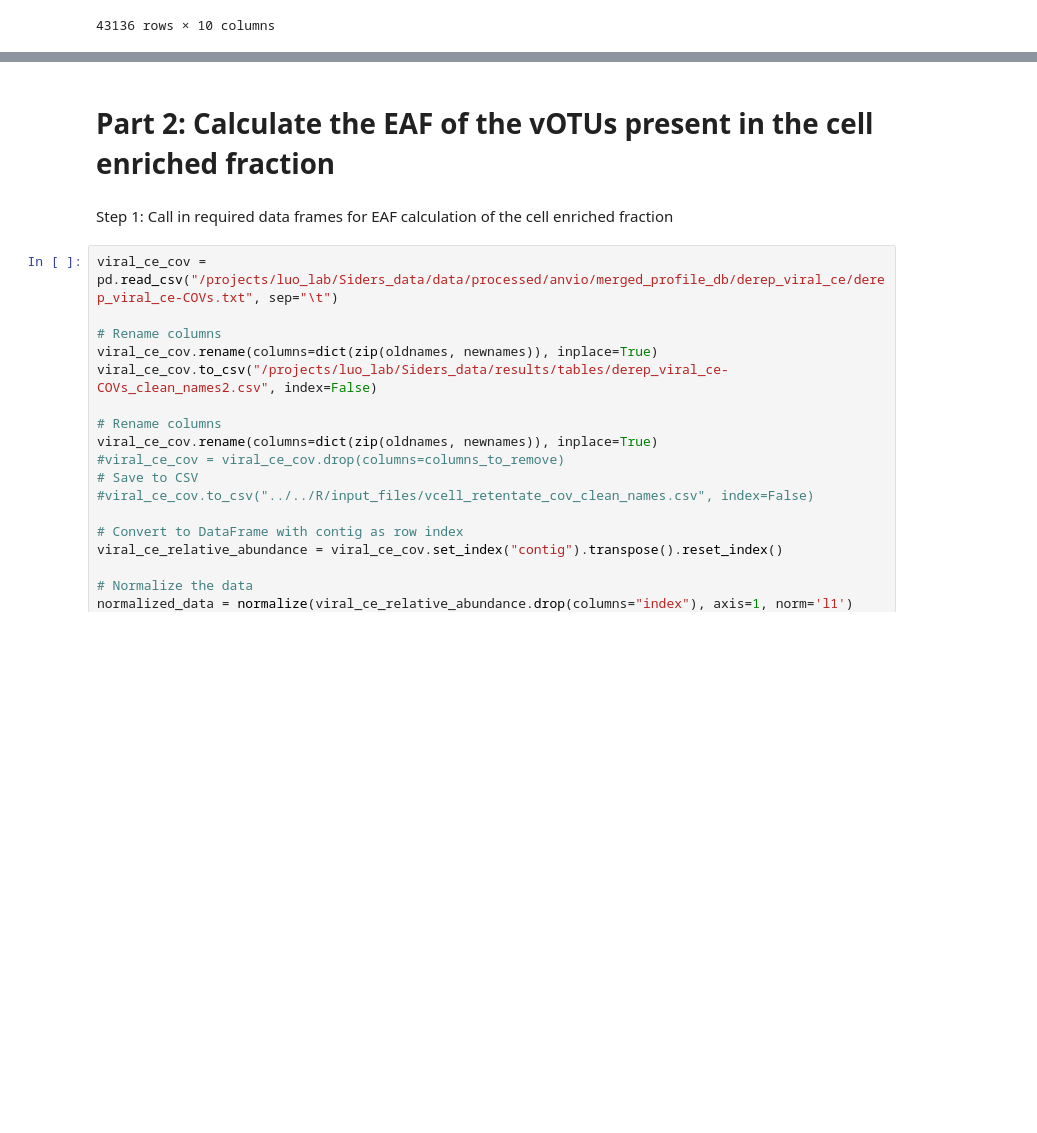
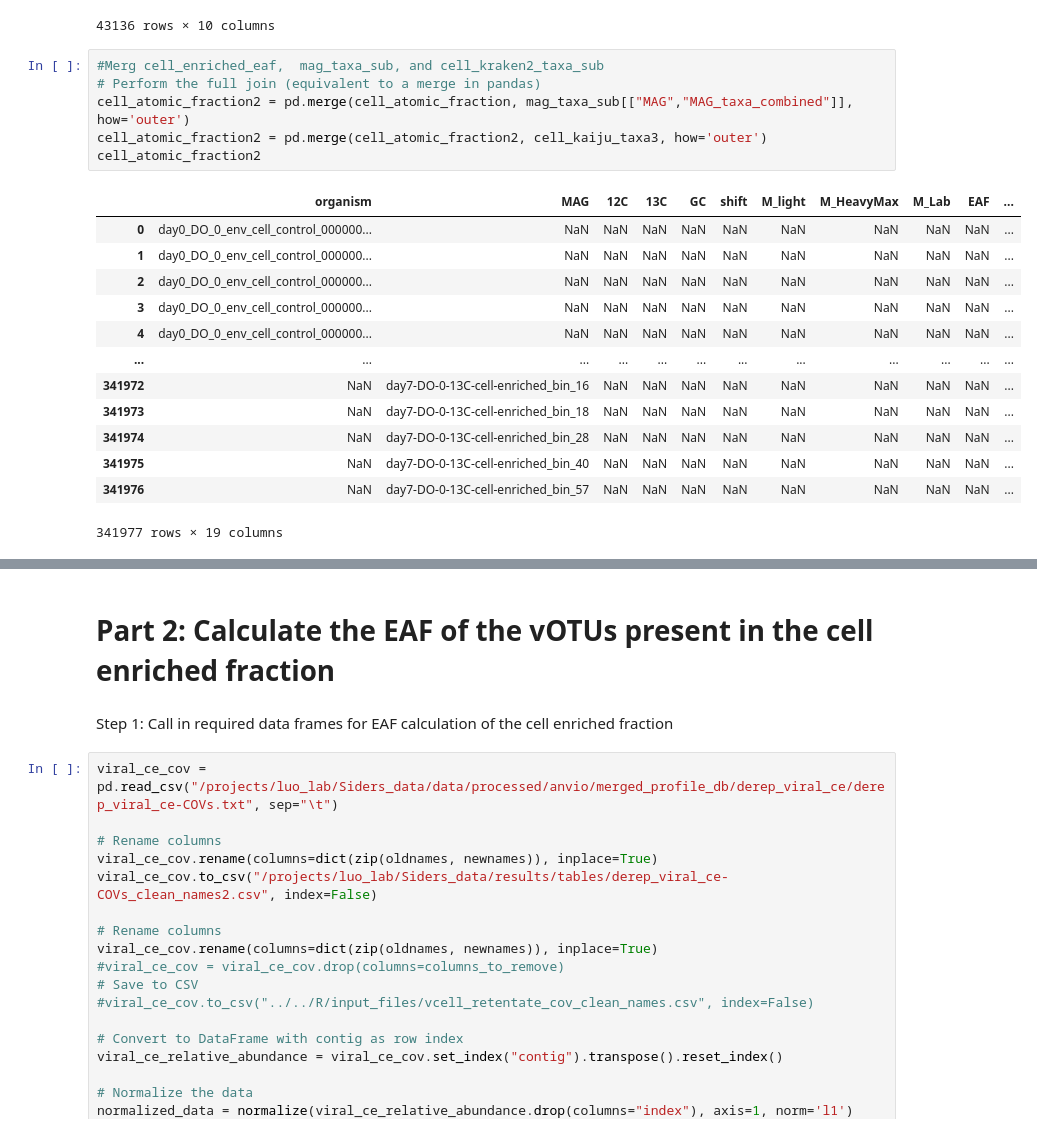
Before and after one commit to DeaconOfBiology/Siders_data, a Jupyter notebook: code/notebooks/ExcessAtomFraction_calculations.ipynb, the cells around one changed output, grey strips where cells are left out. Cells and saved outputs as stored; diff of their text form; blank space fills up the shorter version.

```diff
--- a/code/notebooks/ExcessAtomFraction_calculations.ipynb
+++ b/code/notebooks/ExcessAtomFraction_calculations.ipynb
@@ -506,4 +516,24 @@ test_sorted
 | 59640 | day7_DO_0_12C_cell_enriched_00000... | unbinned | 1.71313 | 1.71300 | 0.6588 | -0.00013 | 308.01776 | 317.66377 | 307.99394 | -0.00244 |
 | 29153 | day0_DO_0_env_cell_control_000000... | unbinned | 1.71323 | 1.70998 | 0.6856 | -0.00325 | 308.03106 | 317.66369 | 307.44639 | -0.06002 |
 43136 rows × 10 columns
+# %%
+#Merg cell_enriched_eaf,  mag_taxa_sub, and cell_kraken2_taxa_sub
+# Perform the full join (equivalent to a merge in pandas)
+cell_atomic_fraction2 = pd.merge(cell_atomic_fraction, mag_taxa_sub[["MAG","MAG_taxa_combined"]], how='outer')
+cell_atomic_fraction2 = pd.merge(cell_atomic_fraction2, cell_kaiju_taxa3, how='outer')
+cell_atomic_fraction2
+# %% [output]
+|  | organism | MAG | 12C | 13C | GC | shift | M_light | M_HeavyMax | M_Lab | EAF | ... |
+| 0 | day0_DO_0_env_cell_control_000000... | NaN | NaN | NaN | NaN | NaN | NaN | NaN | NaN | NaN | ... |
+| 1 | day0_DO_0_env_cell_control_000000... | NaN | NaN | NaN | NaN | NaN | NaN | NaN | NaN | NaN | ... |
+| 2 | day0_DO_0_env_cell_control_000000... | NaN | NaN | NaN | NaN | NaN | NaN | NaN | NaN | NaN | ... |
+| 3 | day0_DO_0_env_cell_control_000000... | NaN | NaN | NaN | NaN | NaN | NaN | NaN | NaN | NaN | ... |
+| 4 | day0_DO_0_env_cell_control_000000... | NaN | NaN | NaN | NaN | NaN | NaN | NaN | NaN | NaN | ... |
+| ... | ... | ... | ... | ... | ... | ... | ... | ... | ... | ... | ... |
+| 341972 | NaN | day7-DO-0-13C-cell-enriched_bin_16 | NaN | NaN | NaN | NaN | NaN | NaN | NaN | NaN | ... |
+| 341973 | NaN | day7-DO-0-13C-cell-enriched_bin_18 | NaN | NaN | NaN | NaN | NaN | NaN | NaN | NaN | ... |
+| 341974 | NaN | day7-DO-0-13C-cell-enriched_bin_28 | NaN | NaN | NaN | NaN | NaN | NaN | NaN | NaN | ... |
+| 341975 | NaN | day7-DO-0-13C-cell-enriched_bin_40 | NaN | NaN | NaN | NaN | NaN | NaN | NaN | NaN | ... |
+| 341976 | NaN | day7-DO-0-13C-cell-enriched_bin_57 | NaN | NaN | NaN | NaN | NaN | NaN | NaN | NaN | ... |
+341977 rows × 19 columns
 # %%
```
Also changed, not shown: parts of 13 cells of this notebook, 13 other files.
